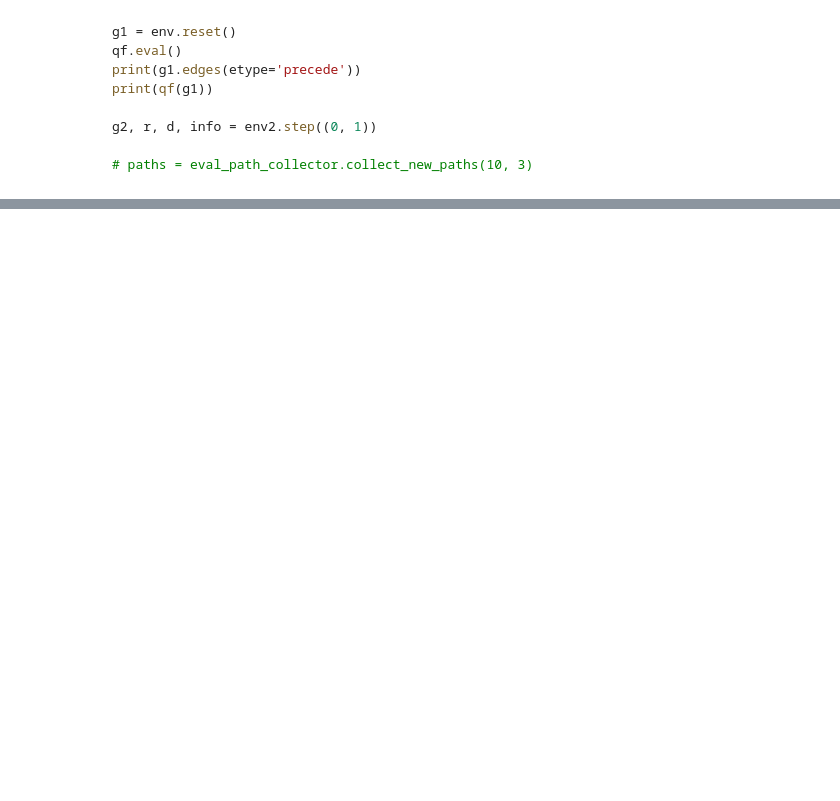
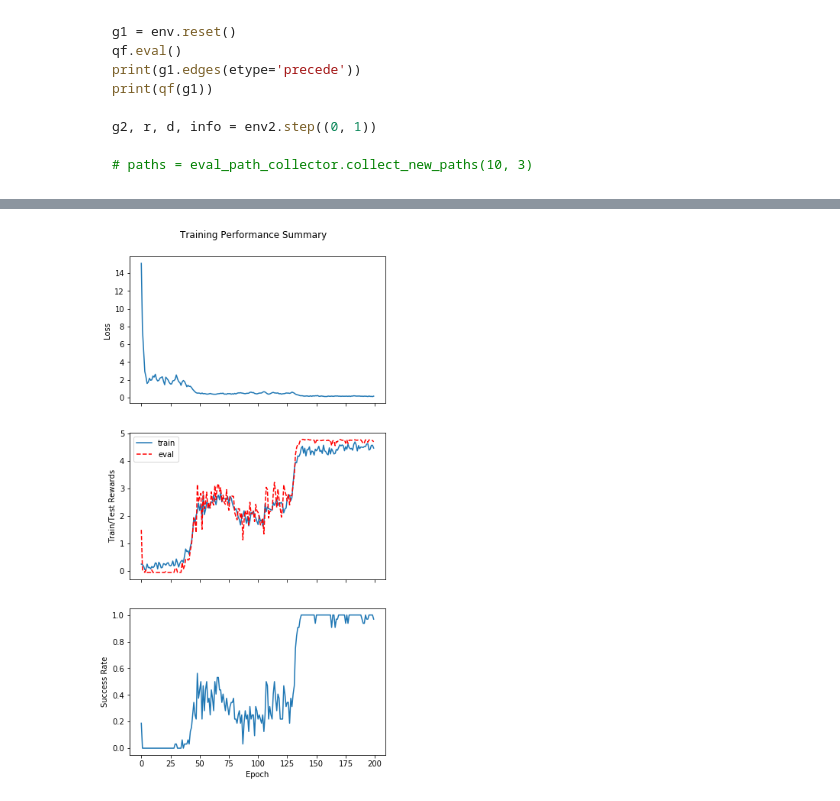
Before and after one commit to victorialena/DynamicGraphPlanning, a Jupyter notebook: jobShop.ipynb, the cells around one changed output, grey strips where cells are left out. Cells and saved outputs as stored; diff of their text form; code cells hidden in the pictures; blank space fills up the shorter version.

```diff
--- a/jobShop.ipynb
+++ b/jobShop.ipynb
@@ -805,0 +843,20 @@ g2, r, d, info = env2.step((0, 1))
+# %%
+ylabels = ['Loss', 'Train/Test Rewards', 'Success Rate']
+
+fig, axs = plt.subplots(3, 1, figsize=(6, 12))
+plt.suptitle('Training Performance Summary', y=.92)
+axs[0].plot(x, losses)
+axs[1].plot(x, avg_r_train, label="train")
+axs[1].plot(x, avg_r_eval, 'r--', label="eval")
+axs[1].legend()
+axs[2].plot(x, success_rates)
+
+for label, ax in zip(ylabels, axs.flat):
+    ax.set(xlabel='Epoch', ylabel=label)
+
+# Hide x labels and tick labels for top plots and y ticks for right plots.
+for ax in axs.flat:
+    ax.label_outer()
+plt.savefig('figs/job_shop/j%d-w%d_ver' % (njobs, nworkers), dpi=300)
+# %% [output]
+[figure, added]
```
Also changed, not shown: parts of 6 cells of this notebook.
